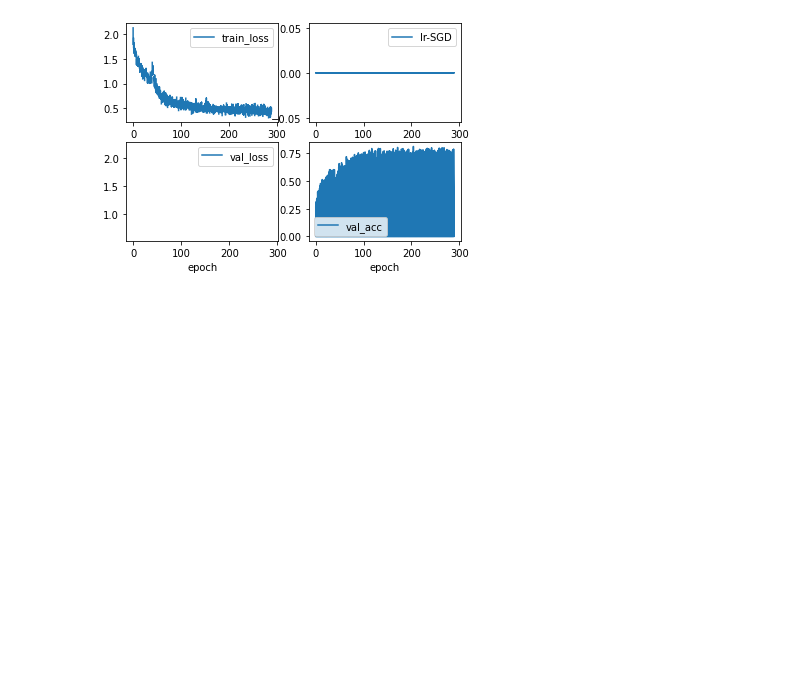
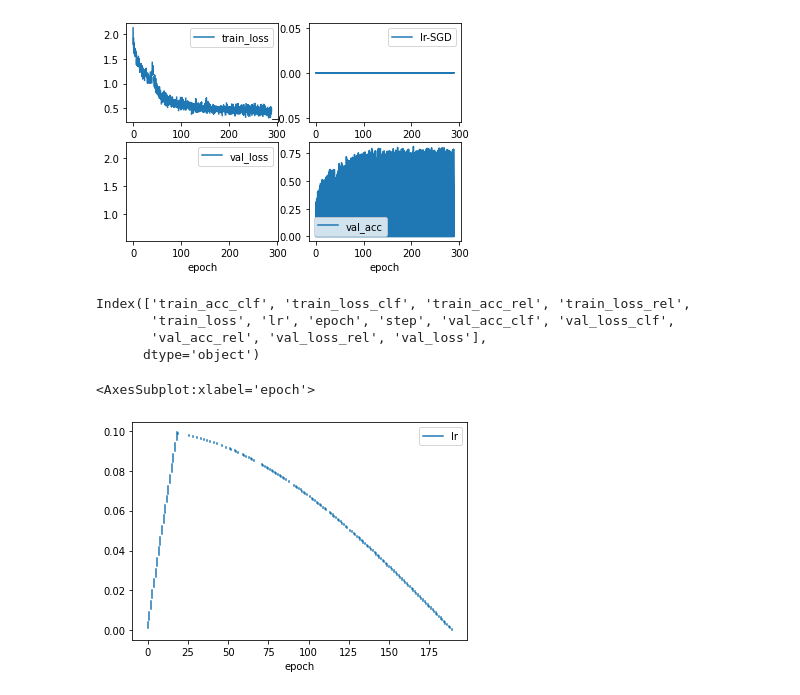
Before and after one commit to MeliLuca/MasterThesis, a Jupyter notebook: jobs/stats/plot_results.ipynb, the cells around one changed output. Saved outputs shown, nothing was run; the diff lists cells and outputs as text; code cells hidden in the pictures; blank space fills up the shorter version.

```diff
--- a/jobs/stats/plot_results.ipynb
+++ b/jobs/stats/plot_results.ipynb
@@ -115,5 +115,17 @@ Index(['lr-SGD', 'step', 'train_loss', 'epoch', 'val_loss', 'val_acc',
 <AxesSubplot:xlabel='epoch'>
 [figure]
 # %%
-path_baseline= os.path.join(sys.path[0], '/Users/lucamelissari/Desktop/MasterThesis/jobs/stats/resnetOfficialNet_SGD_WD/logs/lightning_logs/version_1/metrics.csv')
-path_relResnet = os.path.join(sys.path[0],'/Users/lucamelissari/Desktop/MasterThesis/jobs/stats/resnetOfficialNet_SGD_WD_REL/logs/lightning_logs/version_13/metrics.csv')
+path= os.path.join(sys.path[0], '/Users/lucamelissari/Desktop/MasterThesis/jobs/resnet50/cifar10/stats/resnet50_cifar10_SGD_WD_DecayLR_REL/logs/lightning_logs/version_0/metrics.csv')
+
+df=pd.read_csv(path, sep=',',header=[0])
+print(df.columns)
+x = 'epoch'
+
+df.plot(x=x, y='lr', kind='line')
+# %% [output]
+Index(['train_acc_clf', 'train_loss_clf', 'train_acc_rel', 'train_loss_rel',
+       'train_loss', 'lr', 'epoch', 'step', 'val_acc_clf', 'val_loss_clf',
+       'val_acc_rel', 'val_loss_rel', 'val_loss'],
+      dtype='object')
+<AxesSubplot:xlabel='epoch'>
+[figure, added]
```
Also changed, not shown: 2 other files.
